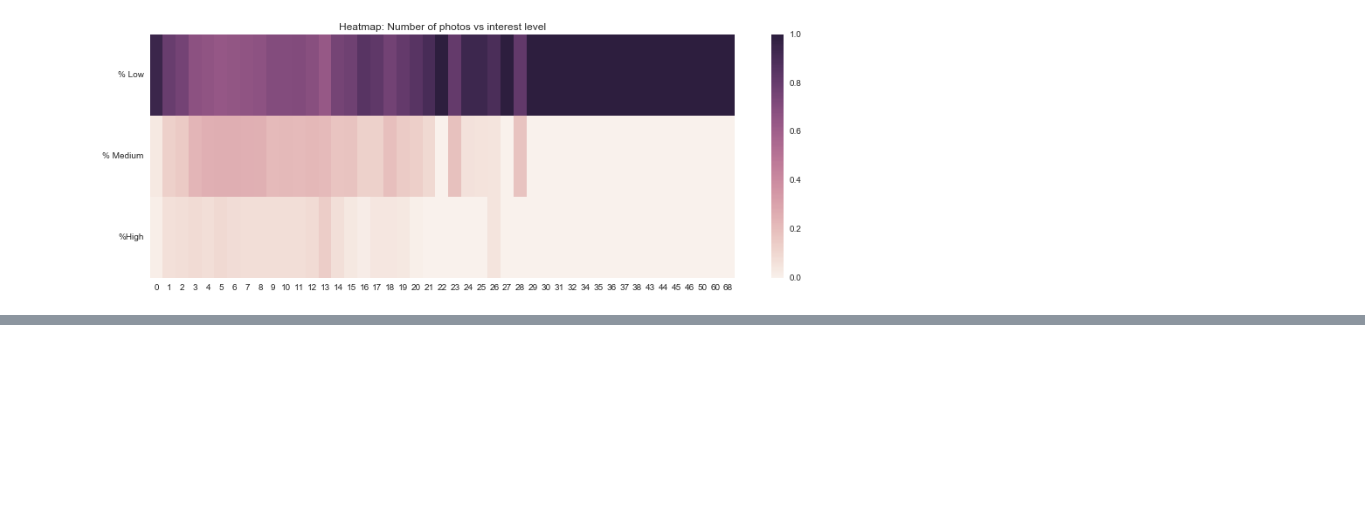
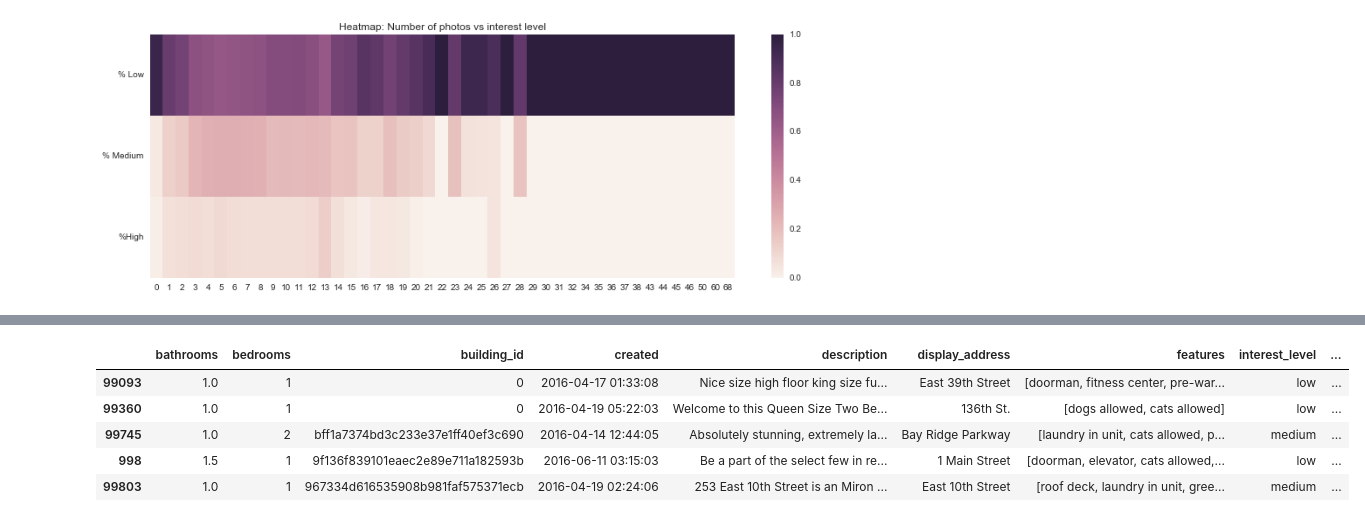
Before and after one commit to al825/Reatal_List_Classification, a Jupyter notebook: rental_list_classification.ipynb, the cells around one changed output, grey strips where cells are left out. Saved outputs shown, nothing was run; the diff lists cells and outputs as text; code cells hidden in the pictures; blank space fills up the shorter version.

Commit message:
Add a new var: number of lists a manager has.

```diff
--- a/rental_list_classification.ipynb
+++ b/rental_list_classification.ipynb
@@ -557,0 +555,13 @@ plt.show()
+# %%
+# manager_id
+print ('There are {} managers'.format(len(train_set['manager_id'].unique())))
+
+# how many posts
+manager_counts = train_set['manager_id'].value_counts()
+
+print(manager_counts.describe())
+# the most 2533 houses
+
+# let's check the manager with 2533 houses
+train_set[train_set['manager_id'] == manager_counts.idxmax()]['interest_level'].value_counts()
+# average level
@@ -557,0 +583,13 @@ plt.show()
+# %%
+# create a new var: number of lists the manager has
+# make manager_counts into a data frame, then merge to train_set
+manager_counts_df = manager_counts.to_frame(name='manager_counts')
+train_set_add_manager = train_set.merge(manager_counts_df, 'inner', left_on='manager_id', right_index=True)
+train_set_add_manager.tail()
+# %% [output]
+|  | bathrooms | bedrooms | building_id | created | description | display_address | features | interest_level | ... |
+| 99093 | 1.0 | 1 | 0 | 2016-04-17 01:33:08 | Nice size high floor king size fu... | East 39th Street | [doorman, fitness center, pre-war... | low | ... |
+| 99360 | 1.0 | 1 | 0 | 2016-04-19 05:22:03 | Welcome to this Queen Size Two Be... | 136th St. | [dogs allowed, cats allowed] | low | ... |
+| 99745 | 1.0 | 2 | bff1a7374bd3c233e37e1ff40ef3c690 | 2016-04-14 12:44:05 | Absolutely stunning, extremely la... | Bay Ridge Parkway | [laundry in unit, cats allowed, p... | medium | ... |
+| 998 | 1.5 | 1 | 9f136f839101eaec2e89e711a182593b | 2016-06-11 03:15:03 | Be a part of the select few in re... | 1 Main Street | [doorman, elevator, cats allowed,... | low | ... |
+| 99803 | 1.0 | 1 | 967334d616535908b981faf575371ecb | 2016-04-19 02:24:06 | 253 East 10th Street is an Miron ... | East 10th Street | [roof deck, laundry in unit, gree... | medium | ... |
```
Also changed, not shown: parts of 5 cells of this notebook.
